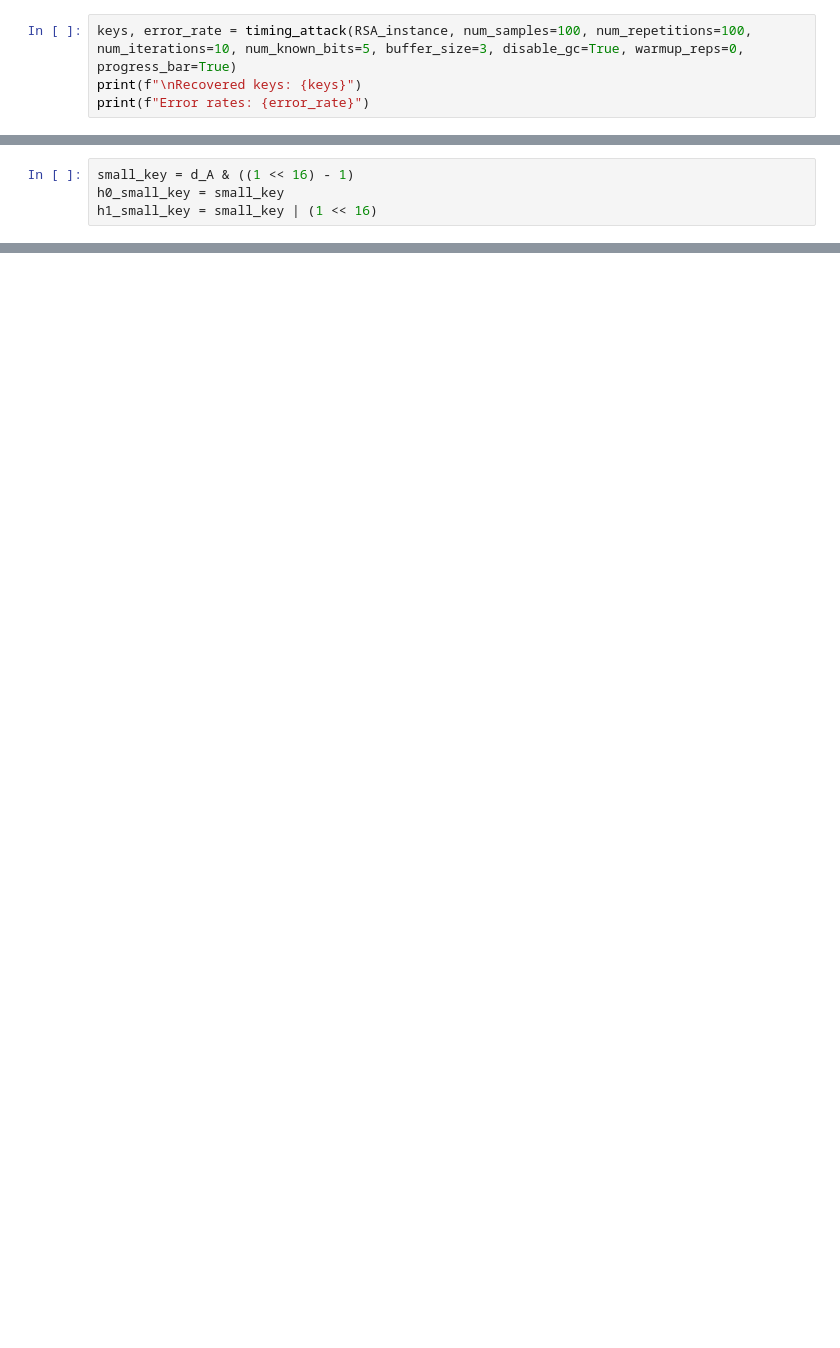
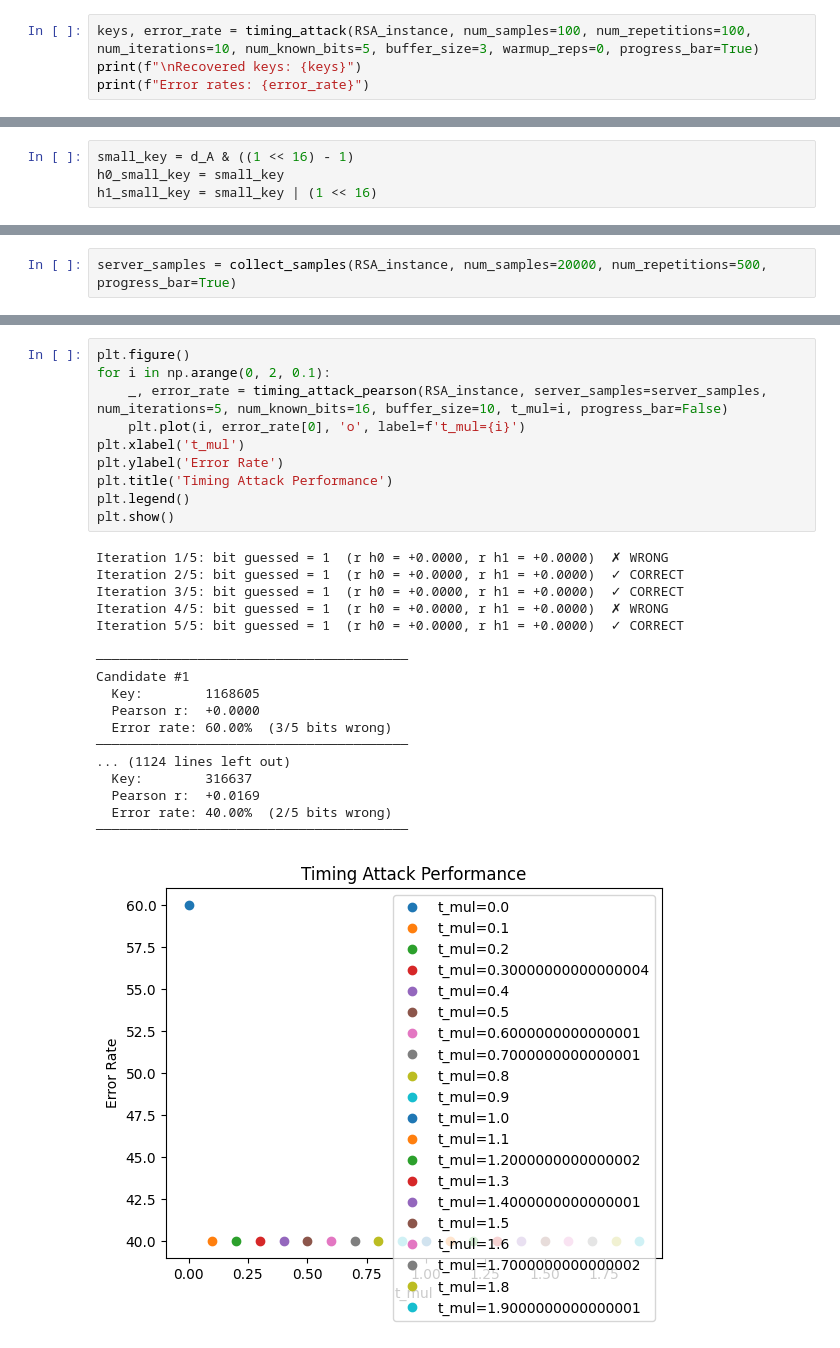
Before and after one commit to Arkanthara/advanced_security, a Jupyter notebook: code/rsa_timing_attack.ipynb, the cells around one changed output, grey strips where cells are left out. Saved outputs shown, nothing was run; the diff lists cells and outputs as text; blank space fills up the shorter version.

```diff
--- a/code/rsa_timing_attack.ipynb
+++ b/code/rsa_timing_attack.ipynb
@@ -439,5 +414,5 @@ def timing_attack(RSA_instance: RSA, num_samples: int = 1000, num_repetitions: i
 # %%
-keys, error_rate = timing_attack(RSA_instance, num_samples=100, num_repetitions=100, num_iterations=10, num_known_bits=5, buffer_size=3, disable_gc=True, warmup_reps=0, progress_bar=True)
+keys, error_rate = timing_attack(RSA_instance, num_samples=100, num_repetitions=100, num_iterations=10, num_known_bits=5, buffer_size=3, warmup_reps=0, progress_bar=True)
 print(f"\nRecovered keys: {keys}")
 print(f"Error rates: {error_rate}")
 # %% [output]
@@ -803,0 +929,2 @@ def collect_samples(
+# %%
+server_samples = collect_samples(RSA_instance, num_samples=20000, num_repetitions=500, progress_bar=True)
@@ -803,0 +955,29 @@ def collect_samples(
+# %%
+plt.figure()
+for i in np.arange(0, 2, 0.1):
+    _, error_rate = timing_attack_pearson(RSA_instance, server_samples=server_samples, num_iterations=5, num_known_bits=16, buffer_size=10, t_mul=i, progress_bar=False)
+    plt.plot(i, error_rate[0], 'o', label=f't_mul={i}')
+plt.xlabel('t_mul')
+plt.ylabel('Error Rate')
+plt.title('Timing Attack Performance')
+plt.legend()
+plt.show()
+# %% [output]
+Iteration 1/5: bit guessed = 1  (r h0 = +0.0000, r h1 = +0.0000)  ✗ WRONG
+Iteration 2/5: bit guessed = 1  (r h0 = +0.0000, r h1 = +0.0000)  ✓ CORRECT
+Iteration 3/5: bit guessed = 1  (r h0 = +0.0000, r h1 = +0.0000)  ✓ CORRECT
+Iteration 4/5: bit guessed = 1  (r h0 = +0.0000, r h1 = +0.0000)  ✗ WRONG
+Iteration 5/5: bit guessed = 1  (r h0 = +0.0000, r h1 = +0.0000)  ✓ CORRECT
+
+────────────────────────────────────────
+Candidate #1
+  Key:        1168605
+  Pearson r:  +0.0000
+  Error rate: 60.00%  (3/5 bits wrong)
+────────────────────────────────────────
+... (1124 lines left out)
+  Key:        316637
+  Pearson r:  +0.0169
+  Error rate: 40.00%  (2/5 bits wrong)
+────────────────────────────────────────
+[figure, added]
```
Also changed, not shown: parts of 23 cells of this notebook, 53 other files.
